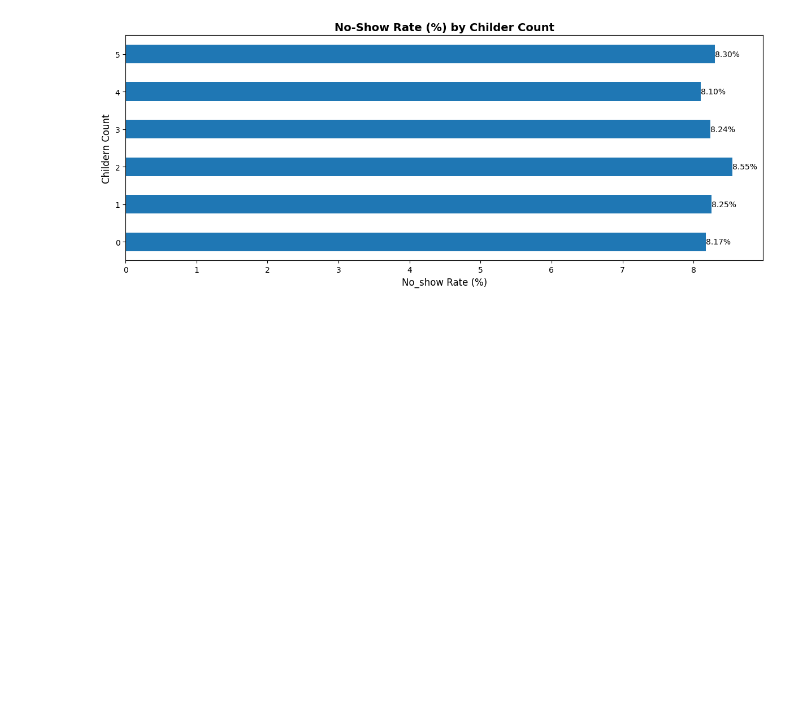
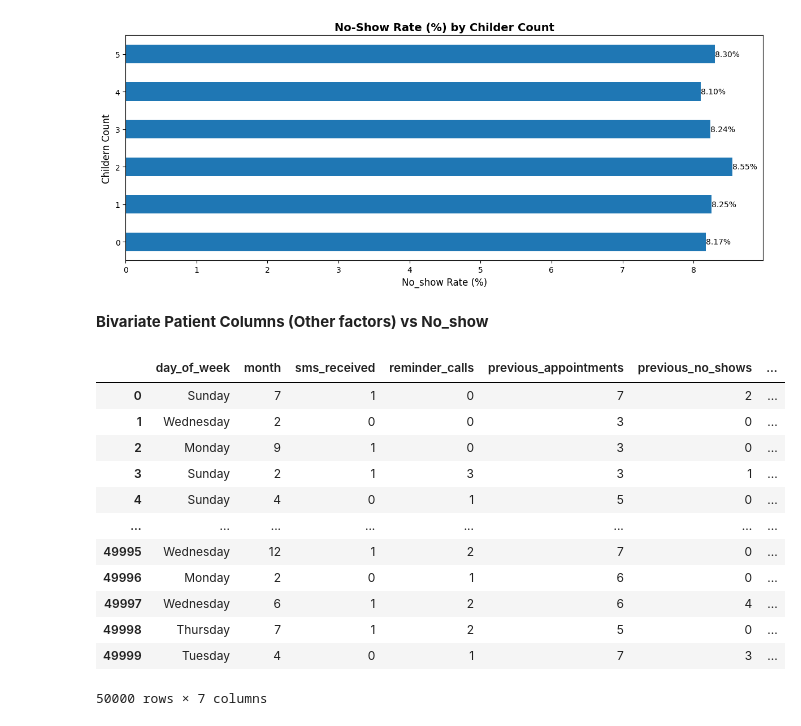
Before and after one commit to akashcstech/Health_Care_No_Show_Data_Analysis, a Jupyter notebook: Data_clean.ipynb, the cells around one changed output. Drawn from its saved outputs; the diff is of its cells as text; code cells hidden in the pictures; blank space fills up the shorter version.

```diff
--- a/Data_clean.ipynb
+++ b/Data_clean.ipynb
@@ -1211,3 +1211,21 @@ plt.tight_layout()
 plt.show()
 # %% [output]
 [figure]
+# %% [markdown]
+**Bivariate Patient Columns (Other factors) vs No_show**
+# %%
+pdf2
+# %% [output]
+|  | day_of_week | month | sms_received | reminder_calls | previous_appointments | previous_no_shows | ... |
+| 0 | Sunday | 7 | 1 | 0 | 7 | 2 | ... |
+| 1 | Wednesday | 2 | 0 | 0 | 3 | 0 | ... |
+| 2 | Monday | 9 | 1 | 0 | 3 | 0 | ... |
+| 3 | Sunday | 2 | 1 | 3 | 3 | 1 | ... |
+| 4 | Sunday | 4 | 0 | 1 | 5 | 0 | ... |
+| ... | ... | ... | ... | ... | ... | ... | ... |
+| 49995 | Wednesday | 12 | 1 | 2 | 7 | 0 | ... |
+| 49996 | Monday | 2 | 0 | 1 | 6 | 0 | ... |
+| 49997 | Wednesday | 6 | 1 | 2 | 6 | 4 | ... |
+| 49998 | Thursday | 7 | 1 | 2 | 5 | 0 | ... |
+| 49999 | Tuesday | 4 | 0 | 1 | 7 | 3 | ... |
+50000 rows × 7 columns
```
Also changed, not shown: parts of 6 cells of this notebook, 1 other file.
